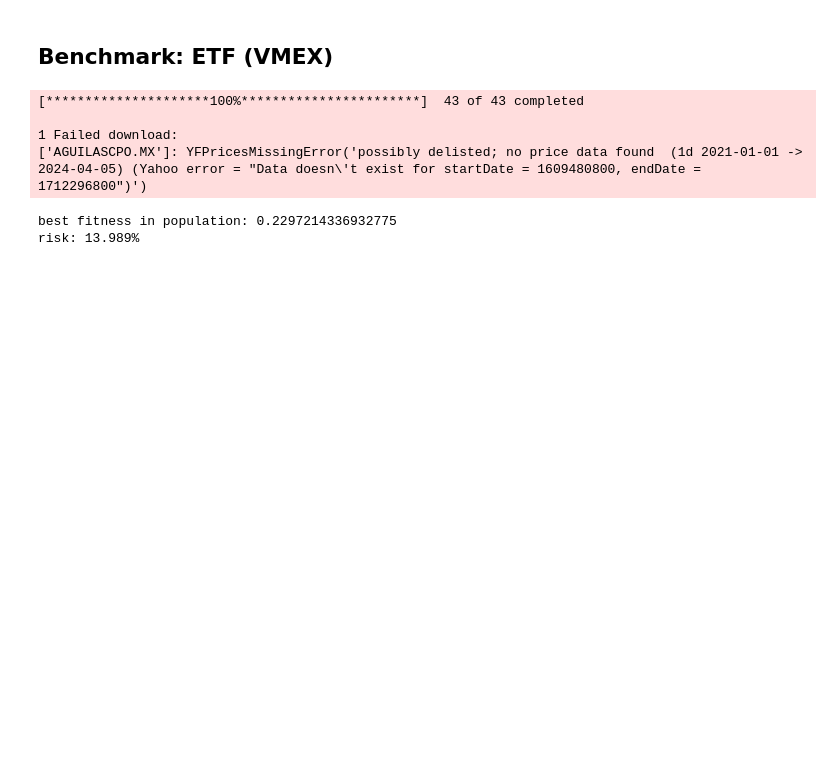
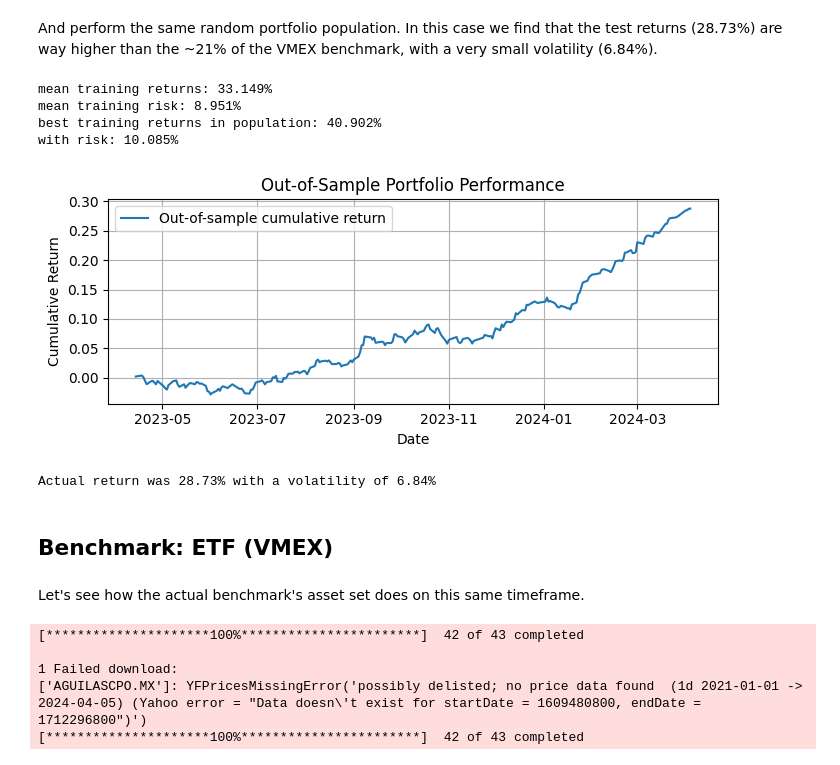
Before and after one commit to PanDomene/Evolutionary-Algorithm-for-Portfolio-Optimization, a Jupyter notebook: notebooks/benchmarks.ipynb, the cells around one changed output. Saved outputs shown, nothing was run; the diff lists cells and outputs as text; code cells hidden in the pictures; blank space fills up the shorter version.

```diff
--- a/notebooks/benchmarks.ipynb
+++ b/notebooks/benchmarks.ipynb
@@ -145,5 +136,18 @@ risk: 9.861%
+# %% [markdown]
+And perform the same random portfolio population. In this case we find that the test returns (28.73%) are way higher than the ~21% of the VMEX benchmark, with a very small volatility (6.84%).
+# %%
+ea.test_random(top_prices)
+# %% [output]
+mean training returns: 33.149%
+mean training risk: 8.951%
+best training returns in population: 40.902%
+with risk: 10.085%
+[figure, added]
+Actual return was 28.73% with a volatility of 6.84%
 # %% [markdown]
 ## Benchmark: ETF (VMEX)
+# %% [markdown]
+Let's see how the actual benchmark's asset set does on this same timeframe.
 # %%
 start = '2021-01-01'
 end = '2024-04-05'
@@ -154,25 +158,11 @@ ticks = benchmark["Tickers"].to_list()
 benchmark_closing_prices = ea.get_historical_data(ticks, start, end)
 
 benchmark_daily_returns= benchmark_closing_prices.pct_change().dropna()
-benchmark_anual_returns = benchmark_daily_returns.sum() / len(daily_returns) * 252
 
 benchmark_cov_matrix = benchmark_daily_returns.cov()
 # %% [output]
-[*********************100%***********************]  43 of 43 completed
+[*********************100%***********************]  42 of 43 completed
 
 1 Failed download:
 ['AGUILASCPO.MX']: YFPricesMissingError('possibly delisted; no price data found  (1d 2021-01-01 -> 2024-04-05) (Yahoo error = "Data doesn\'t exist for startDate = 1609480800, endDate = 1712296800")')
+[*********************100%***********************]  42 of 43 completed
-# %%
-population = ea.random_search(benchmark_cov_matrix, num_chromosomes=int(1e6))
-
-fitness_vals = np.zeros(len(population))
-for i, chromosome in enumerate(population):
-    fitness_vals[i] = expected_returns(chromosome, benchmark_anual_returns)
-
-best = population[np.argmax(fitness_vals)]
-
-print(f'best fitness in population: {fitness_vals.max()}')
-print(f'risk: {round(risk(best, benchmark_cov_matrix), 3)}%')
-# %% [output]
-best fitness in population: 0.2297214336932775
-risk: 13.989%
```
Also changed, not shown: parts of 26 cells of this notebook, 8 other files.
